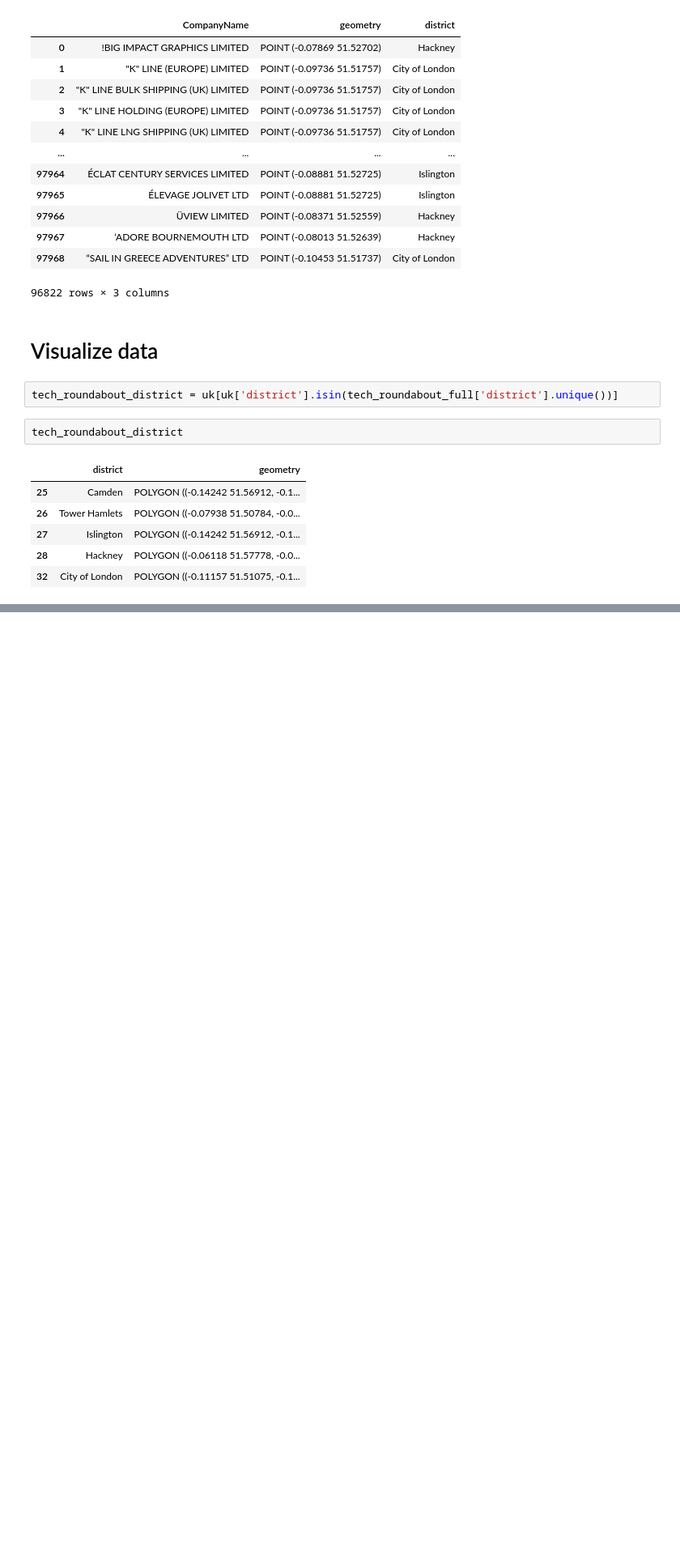
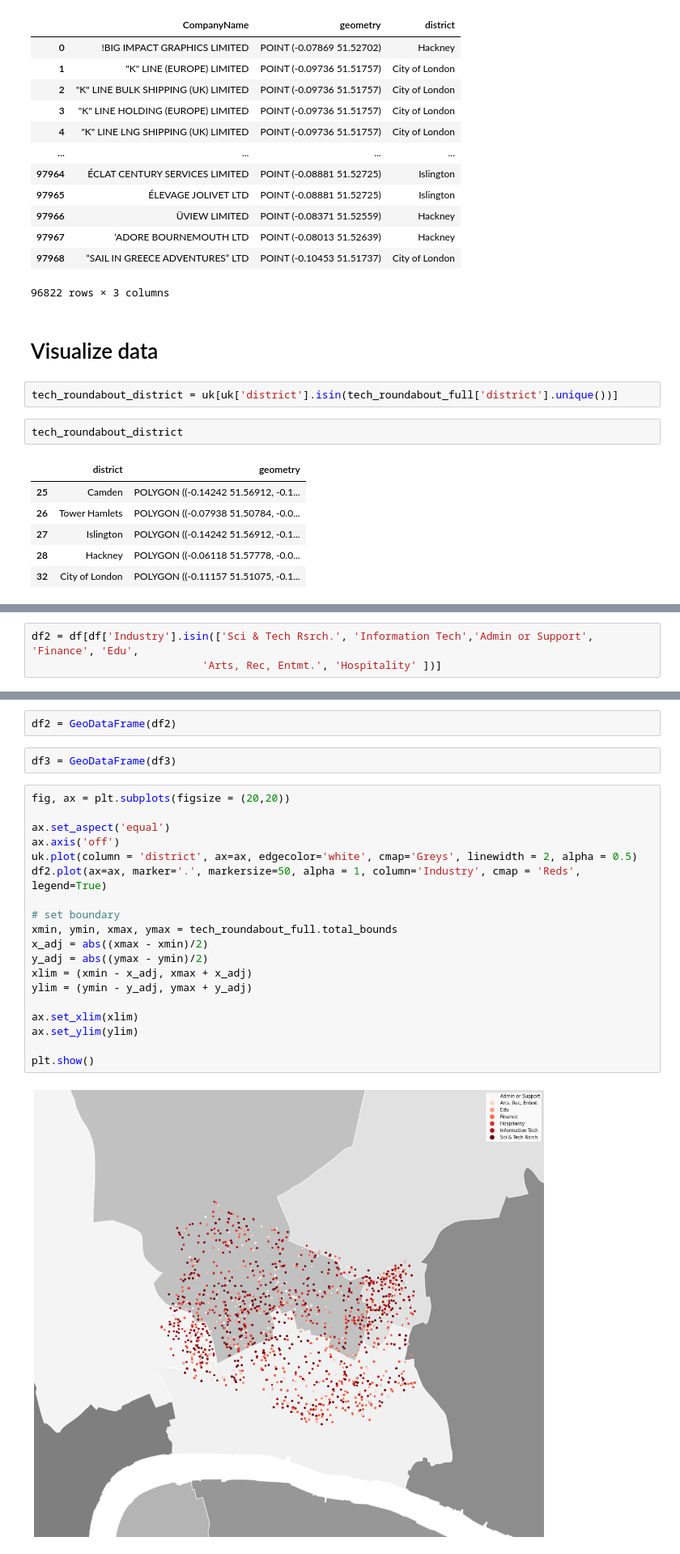
Before and after one commit to AnushaGooda/Data_Viz_FTP, a Jupyter notebook: scripts/visualization/geospatial exploration.ipynb, the cells around one changed output, grey strips where cells are left out. Shown at 81% size. Cells and saved outputs as stored; diff of their text form; blank space fills up the shorter version.

```diff
--- a/scripts/visualization/geospatial exploration.ipynb
+++ b/scripts/visualization/geospatial exploration.ipynb
@@ -207,0 +219,3 @@ tech_roundabout_district
+# %%
+df2 = df[df['Industry'].isin(['Sci & Tech Rsrch.', 'Information Tech','Admin or Support', 'Finance', 'Edu',
+                           'Arts, Rec, Entmt.', 'Hospitality' ])]
@@ -208 +240,26 @@ tech_roundabout_district
+# %%
+df2 = GeoDataFrame(df2)
+# %%
+df3 = GeoDataFrame(df3)
+# %%
+fig, ax = plt.subplots(figsize = (20,20))
+
+ax.set_aspect('equal')
+ax.axis('off')
+uk.plot(column = 'district', ax=ax, edgecolor='white', cmap='Greys', linewidth = 2, alpha = 0.5)
+df2.plot(ax=ax, marker='.', markersize=50, alpha = 1, column='Industry', cmap = 'Reds', legend=True)
+
+# set boundary
+xmin, ymin, xmax, ymax = tech_roundabout_full.total_bounds
+x_adj = abs((xmax - xmin)/2)
+y_adj = abs((ymax - ymin)/2)
+xlim = (xmin - x_adj, xmax + x_adj)
+ylim = (ymin - y_adj, ymax + y_adj)
+
+ax.set_xlim(xlim)
+ax.set_ylim(ylim)
+
+plt.show()
+# %% [output]
+[figure, added]
 # %%
```
Also changed, not shown: parts of 12 cells of this notebook, 1 other file.
